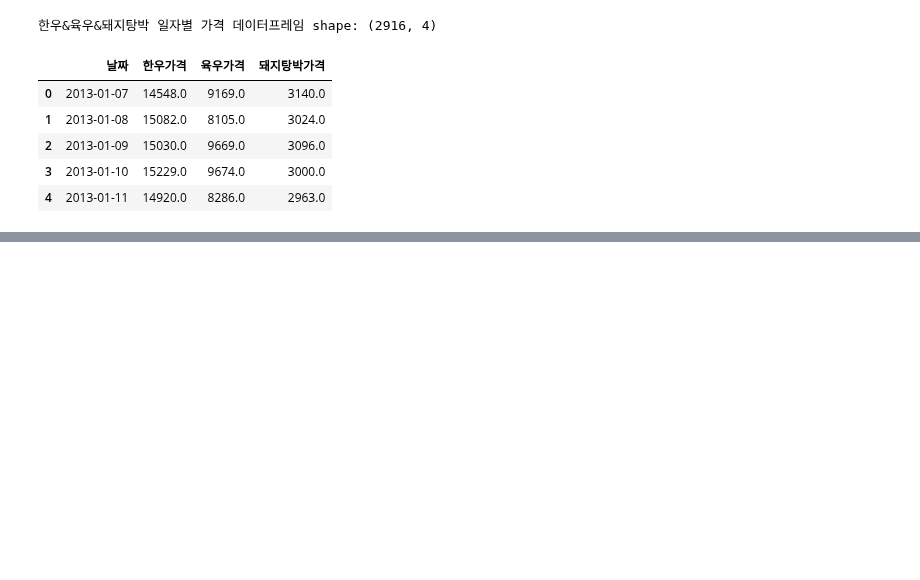
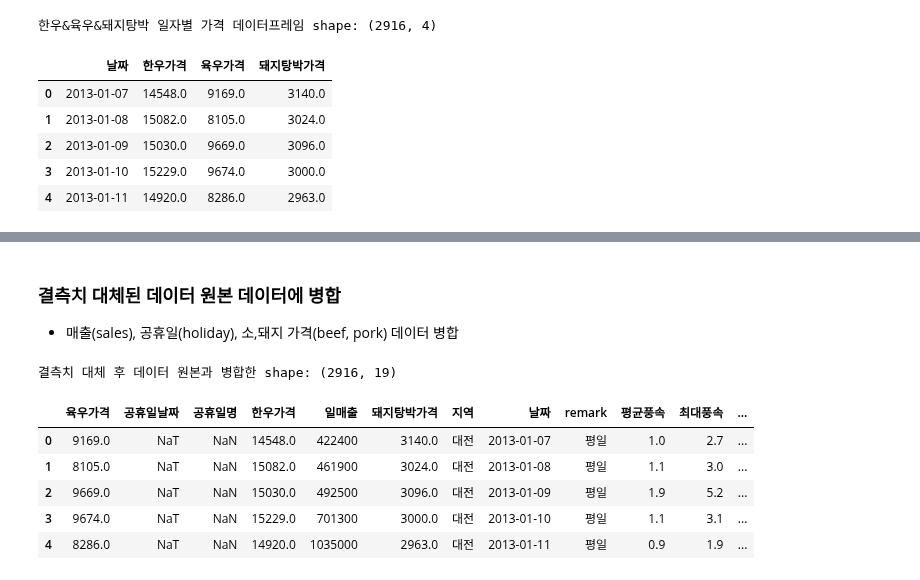
Before and after one commit to young-hun-jo/DataAnalysis, a Jupyter notebook: woochuri/analysis.ipynb, the cells around one changed output, grey strips where cells are left out. Cells and saved outputs as stored; diff of their text form; code cells hidden in the pictures; blank space fills up the shorter version.

```diff
--- a/woochuri/analysis.ipynb
+++ b/woochuri/analysis.ipynb
@@ -225,0 +303,16 @@ sales_holiday_df.head(100)
+# %% [markdown]
+### 결측치 대체된 데이터 원본 데이터에 병합
+- 매출(sales), 공휴일(holiday), 소,돼지 가격(beef, pork) 데이터 병합
+# %%
+standard_cols = set(dataset.columns) - set(transform_df.columns)
+dataset = pd.concat([dataset[standard_cols], transform_df], axis=1)
+print('결측치 대체 후 데이터 원본과 병합한 shape:', dataset.shape)
+dataset.head()
+# %% [output]
+결측치 대체 후 데이터 원본과 병합한 shape: (2916, 19)
+|  | 육우가격 | 공휴일날짜 | 공휴일명 | 한우가격 | 일매출 | 돼지탕박가격 | 지역 | 날짜 | remark | 평균풍속 | 최대풍속 | ... |
+| 0 | 9169.0 | NaT | NaN | 14548.0 | 422400 | 3140.0 | 대전 | 2013-01-07 | 평일 | 1.0 | 2.7 | ... |
+| 1 | 8105.0 | NaT | NaN | 15082.0 | 461900 | 3024.0 | 대전 | 2013-01-08 | 평일 | 1.1 | 3.0 | ... |
+| 2 | 9669.0 | NaT | NaN | 15030.0 | 492500 | 3096.0 | 대전 | 2013-01-09 | 평일 | 1.9 | 5.2 | ... |
+| 3 | 9674.0 | NaT | NaN | 15229.0 | 701300 | 3000.0 | 대전 | 2013-01-10 | 평일 | 1.1 | 3.1 | ... |
+| 4 | 8286.0 | NaT | NaN | 14920.0 | 1035000 | 2963.0 | 대전 | 2013-01-11 | 평일 | 0.9 | 1.9 | ... |
```
Also changed, not shown: parts of 36 cells of this notebook.
